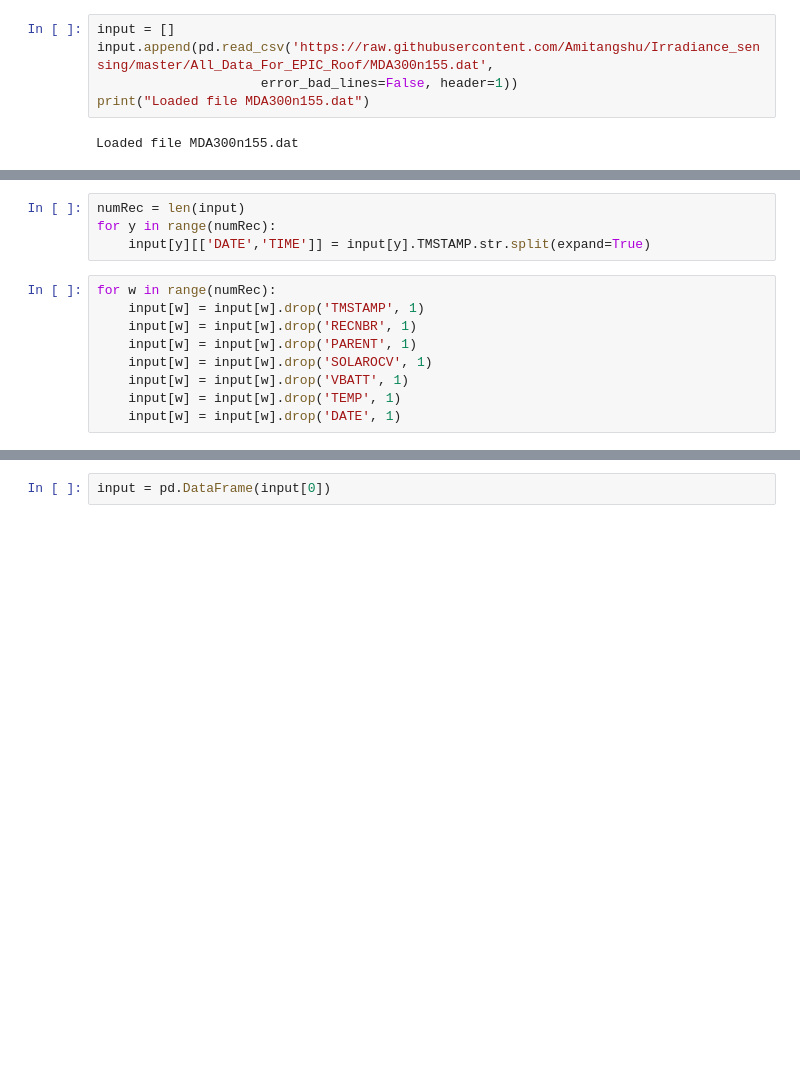
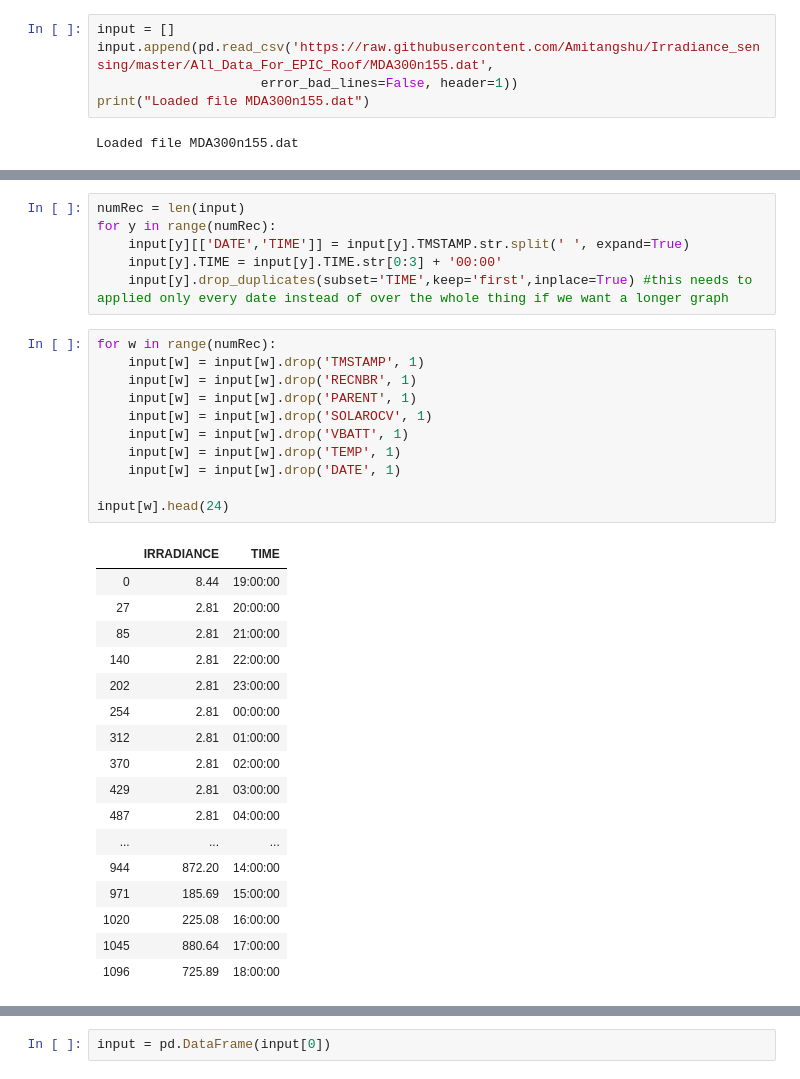
Before and after one commit to MatthewJahn/CIS3296-Irradiance-Project, a Jupyter notebook: Irradiance_Project_CNN.ipynb, the cells around one changed output, grey strips where cells are left out. Drawn from its saved outputs; the diff is of its cells as text; blank space fills up the shorter version.

```diff
--- a/Irradiance_Project_CNN.ipynb
+++ b/Irradiance_Project_CNN.ipynb
@@ -295,13 +285,35 @@ Loaded file MDA300n155.dat
 # %%
 numRec = len(input)
 for y in range(numRec):
-    input[y][['DATE','TIME']] = input[y].TMSTAMP.str.split(expand=True)
+    input[y][['DATE','TIME']] = input[y].TMSTAMP.str.split(' ', expand=True)
+    input[y].TIME = input[y].TIME.str[0:3] + '00:00'
+    input[y].drop_duplicates(subset='TIME',keep='first',inplace=True) #this needs to applied only every date instead of over the whole thing if we want a longer graph
 # %%
 for w in range(numRec):
     input[w] = input[w].drop('TMSTAMP', 1)
     input[w] = input[w].drop('RECNBR', 1)
     input[w] = input[w].drop('PARENT', 1)
     input[w] = input[w].drop('SOLAROCV', 1)
     input[w] = input[w].drop('VBATT', 1)
     input[w] = input[w].drop('TEMP', 1)
     input[w] = input[w].drop('DATE', 1)
+
+input[w].head(24)
+# %% [output]
+|  | IRRADIANCE | TIME |
+| 0 | 8.44 | 19:00:00 |
+| 27 | 2.81 | 20:00:00 |
+| 85 | 2.81 | 21:00:00 |
+| 140 | 2.81 | 22:00:00 |
+| 202 | 2.81 | 23:00:00 |
+| 254 | 2.81 | 00:00:00 |
+| 312 | 2.81 | 01:00:00 |
+| 370 | 2.81 | 02:00:00 |
+| 429 | 2.81 | 03:00:00 |
+| 487 | 2.81 | 04:00:00 |
+| ... | ... | ... |
+| 944 | 872.20 | 14:00:00 |
+| 971 | 185.69 | 15:00:00 |
+| 1020 | 225.08 | 16:00:00 |
+| 1045 | 880.64 | 17:00:00 |
+| 1096 | 725.89 | 18:00:00 |
```
Also changed, not shown: parts of 18 cells of this notebook.
